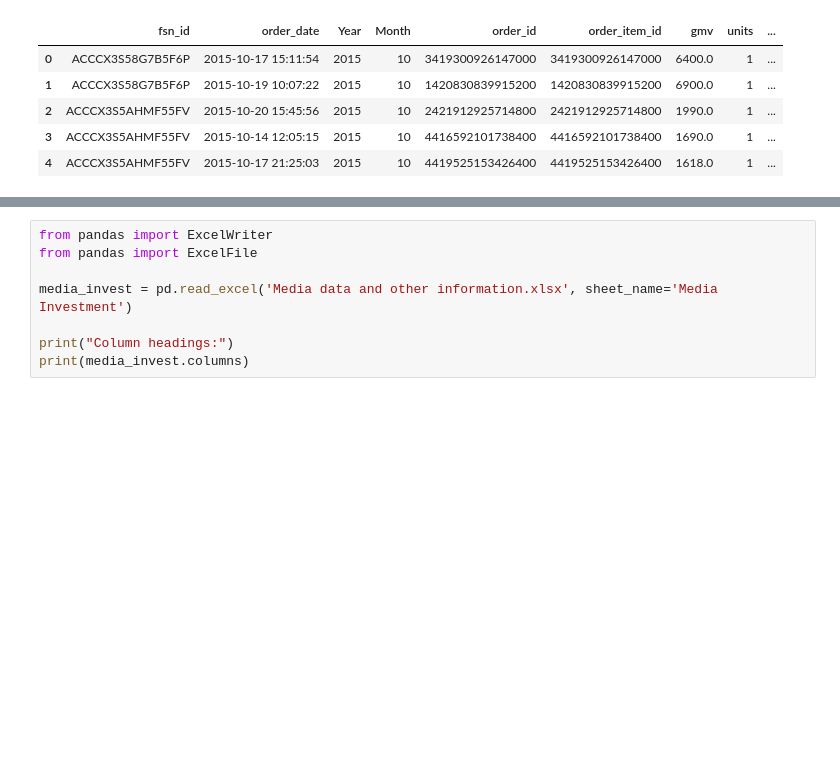
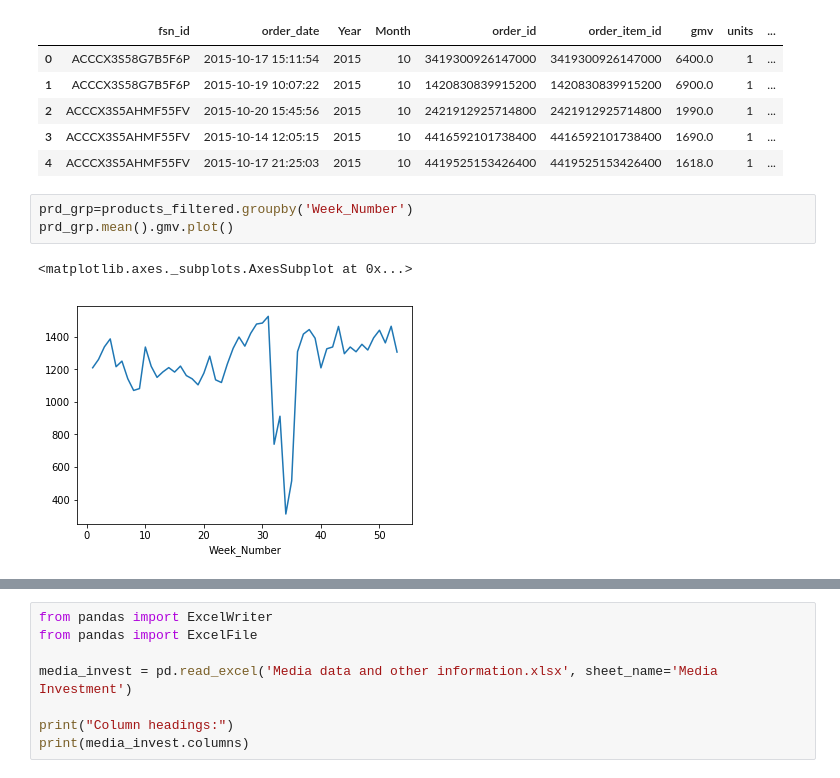
Before and after one commit to Nanditha-G-N/Machine-Learning-Case-Studies, a Jupyter notebook: ecommerce-capstone/ecommerce-assignment.ipynb, the cells around one changed output, grey strips where cells are left out. Saved outputs shown, nothing was run; the diff lists cells and outputs as text; blank space fills up the shorter version.

Commit message:
Per week analysis

```diff
--- a/ecommerce-capstone/ecommerce-assignment.ipynb
+++ b/ecommerce-capstone/ecommerce-assignment.ipynb
@@ -335,3 +335,9 @@ products_filtered.head()
 | 2 | ACCCX3S5AHMF55FV | 2015-10-20 15:45:56 | 2015 | 10 | 2421912925714800 | 2421912925714800 | 1990.0 | 1 | ... |
 | 3 | ACCCX3S5AHMF55FV | 2015-10-14 12:05:15 | 2015 | 10 | 4416592101738400 | 4416592101738400 | 1690.0 | 1 | ... |
 | 4 | ACCCX3S5AHMF55FV | 2015-10-17 21:25:03 | 2015 | 10 | 4419525153426400 | 4419525153426400 | 1618.0 | 1 | ... |
+# %%
+prd_grp=products_filtered.groupby('Week_Number')
+prd_grp.mean().gmv.plot()
+# %% [output]
+<matplotlib.axes._subplots.AxesSubplot at 0x...>
+[figure, added]
```
Also changed, not shown: parts of 1 cell of this notebook.
